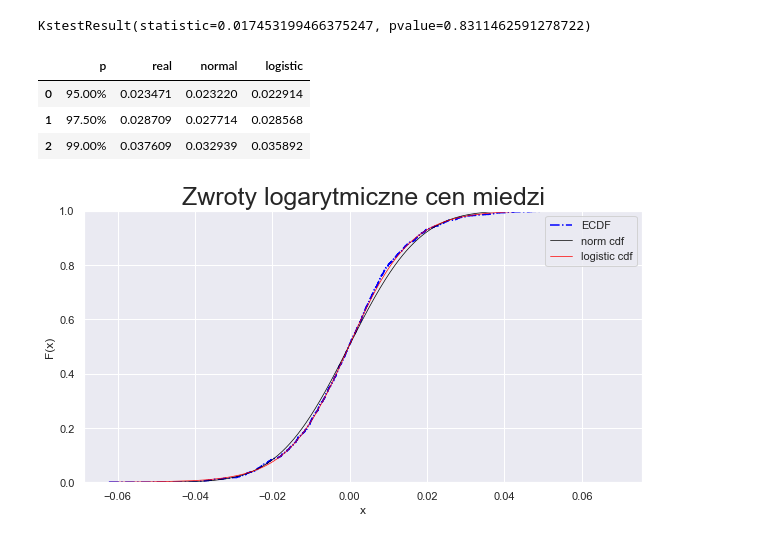
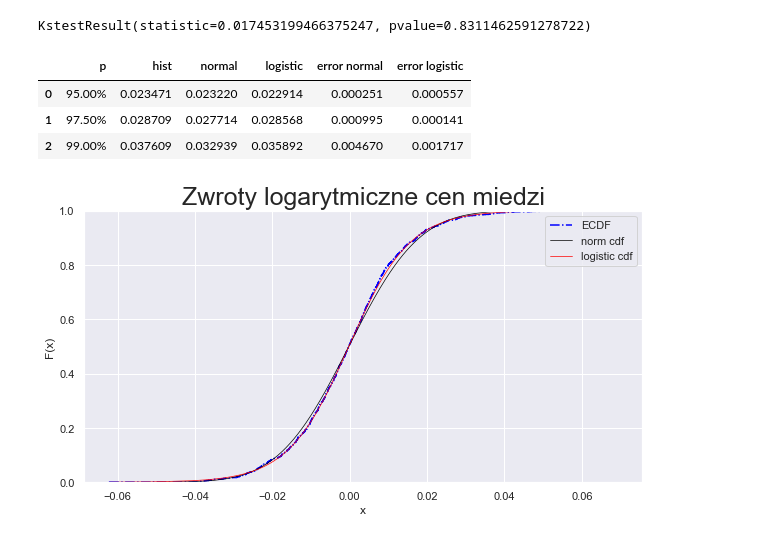
Before and after one commit to Szymex49/NVIDIA_risk_management, a Jupyter notebook: Prezentacja_2.ipynb, the cells around one changed output. Saved outputs shown, nothing was run; the diff lists cells and outputs as text; code cells hidden in the pictures.

```diff
--- a/Prezentacja_2.ipynb
+++ b/Prezentacja_2.ipynb
@@ -73,15 +73,21 @@ def norm_kde(x, title, best_fit = None, bin_no = 50):
     plt.title(title, fontsize = 25)
     plt.show()
 
-def comp_quantile(x, p1, p2, p3): #p ma być z zakresu [0, 1]
+def comp_quantile(x, p1, p2, p3, dist = None): #p ma być z zakresu [0, 1]
     mi = np.mean(x)
     sigma = stdev(x)
     p = [p1, p2, p3]
     real = np.quantile(x, p)
     nrm = norm.ppf(p, mi, sigma)
-    lgstc = logistic.ppf(p, mi, math.sqrt(3)/math.pi*sigma)
     perc = [format(p, '.2%') for p in [p1, p2, p3]]
-    dct = {'p' : perc, 'real' : real, 'normal' : nrm, 'logistic' : lgstc}
+    if dist == logistic:
+        lgstc = logistic.ppf(p, mi, math.sqrt(3)/math.pi*sigma)
+        dct = {'p' : perc, 'hist' : real, 'normal' : nrm, 'logistic' : lgstc, 'error normal' : abs(real - nrm), 'error logistic' : abs(real - lgstc)}
+    elif dist == laplace:
+        lpl = laplace.ppf(p, mi, 1/np.sqrt(2) * sigma)
+        dct = {'p' : perc, 'hist' : real, 'normal' : nrm, 'laplace' : lpl, 'error normal' : abs(real - nrm), 'error laplace' : abs(real - lpl)}
+    else:
+        dct = {'p' : perc, 'hist' : real}
     df = pd.DataFrame(dct)
     return df
 
@@ -194,12 +200,12 @@ kstest(r, 'logistic', [np.mean(r), np.sqrt(3)/np.pi * np.std(r)])
 # %% [output]
 KstestResult(statistic=0.017453199466375247, pvalue=0.8311462591278722)
 # %%
-comp_quantile(r, .95, .975, .99)
+comp_quantile(r, .95, .975, .99, logistic)
 # %% [output]
-|  | p | real | normal | logistic |
-| 0 | 95.00% | 0.023471 | 0.023220 | 0.022914 |
-| 1 | 97.50% | 0.028709 | 0.027714 | 0.028568 |
-| 2 | 99.00% | 0.037609 | 0.032939 | 0.035892 |
+|  | p | hist | normal | logistic | error normal | error logistic |
+| 0 | 95.00% | 0.023471 | 0.023220 | 0.022914 | 0.000251 | 0.000557 |
+| 1 | 97.50% | 0.028709 | 0.027714 | 0.028568 | 0.000995 | 0.000141 |
+| 2 | 99.00% | 0.037609 | 0.032939 | 0.035892 | 0.004670 | 0.001717 |
 # %%
 cdf(r, 'Zwroty logarytmiczne cen miedzi', logistic)
 # %% [output]
```
Also changed, not shown: parts of 10 cells of this notebook.
